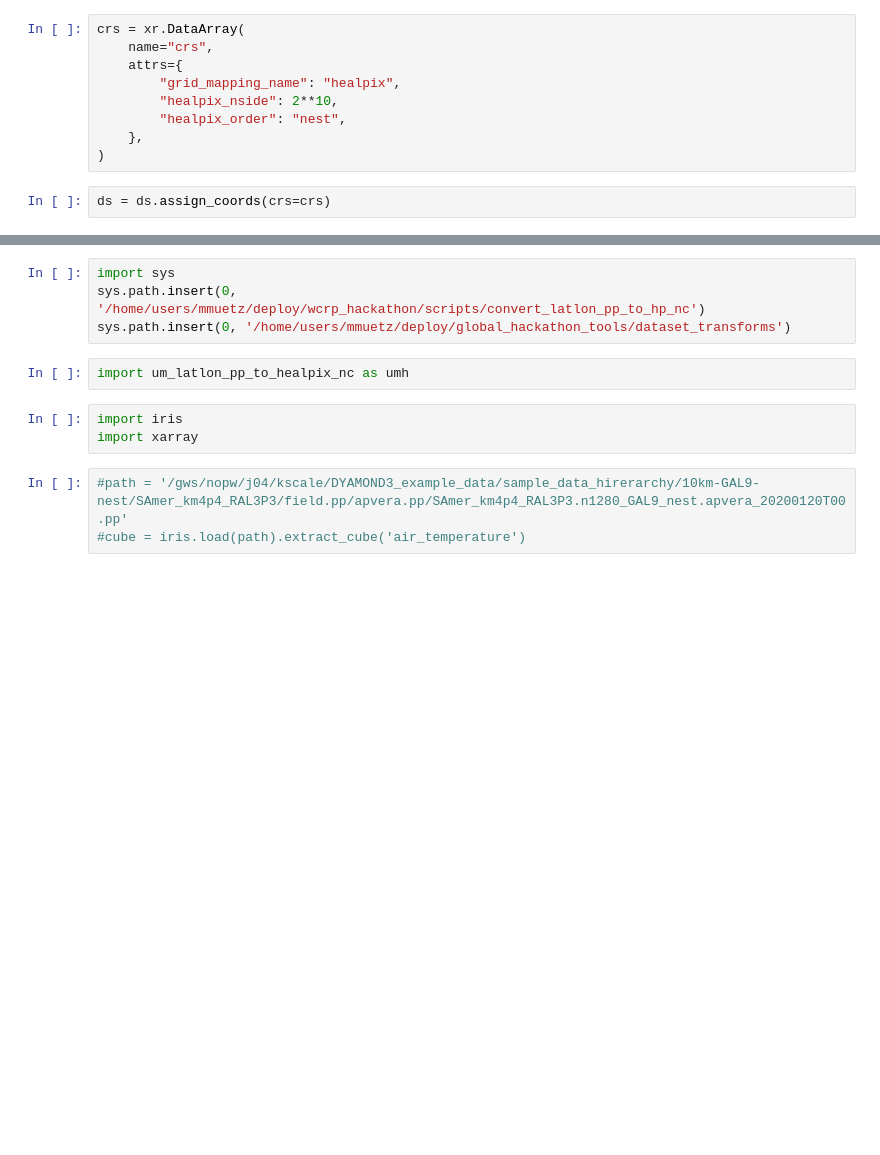
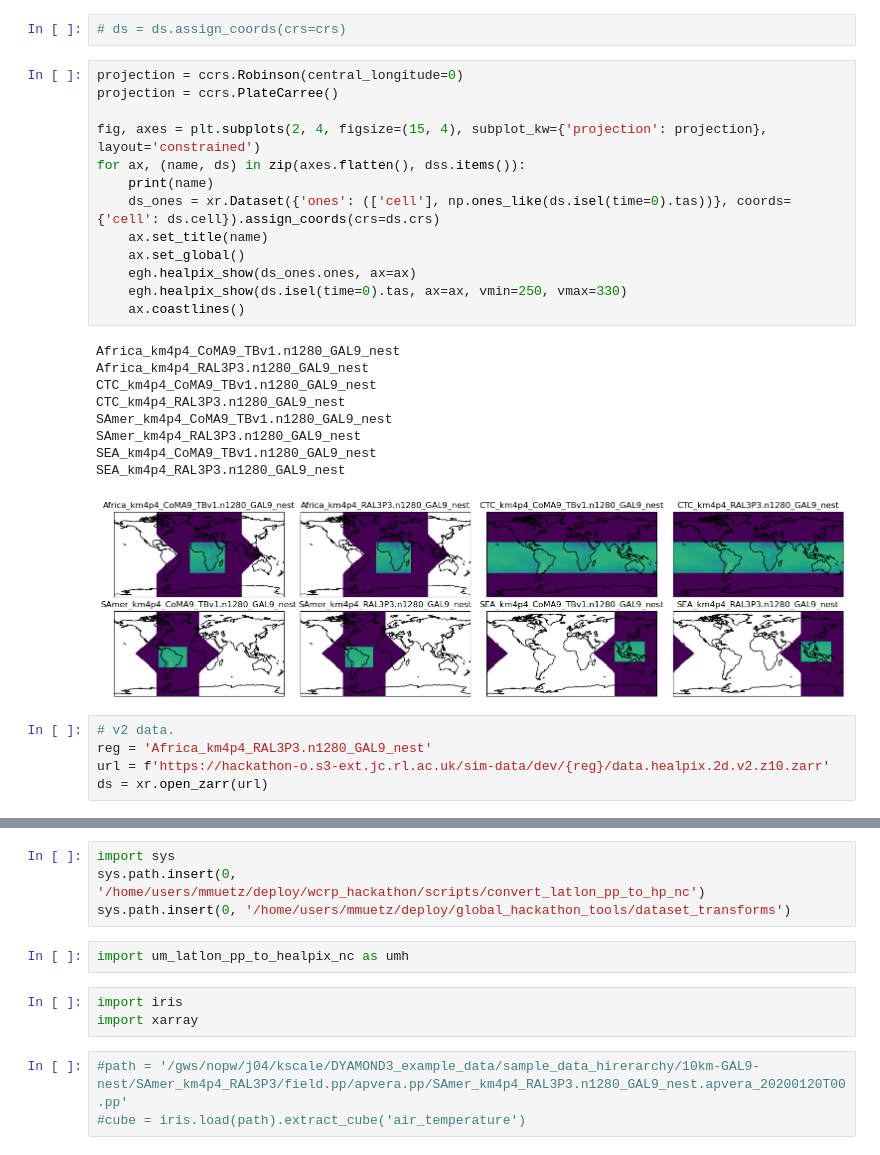
Before and after one commit to feng045/wcrp_hackathon, a Jupyter notebook: notebooks/jasmin_dev/regional_healpix_tests.ipynb, the cells around one changed output, grey strips where cells are left out. Cells and saved outputs as stored; diff of their text form; blank space fills up the shorter version.

```diff
--- a/notebooks/jasmin_dev/regional_healpix_tests.ipynb
+++ b/notebooks/jasmin_dev/regional_healpix_tests.ipynb
@@ -14,11 +62,30 @@ Coordinates:
-# %%
-crs = xr.DataArray(
-    name="crs",
-    attrs={
-        "grid_mapping_name": "healpix",
-        "healpix_nside": 2**10,
-        "healpix_order": "nest",
-    },
-)
 # %%
-ds = ds.assign_coords(crs=crs)
+# ds = ds.assign_coords(crs=crs)
+# %%
+projection = ccrs.Robinson(central_longitude=0)
+projection = ccrs.PlateCarree()
+
+fig, axes = plt.subplots(2, 4, figsize=(15, 4), subplot_kw={'projection': projection}, layout='constrained')
+for ax, (name, ds) in zip(axes.flatten(), dss.items()):
+    print(name)
+    ds_ones = xr.Dataset({'ones': (['cell'], np.ones_like(ds.isel(time=0).tas))}, coords={'cell': ds.cell}).assign_coords(crs=ds.crs)
+    ax.set_title(name)
+    ax.set_global()
+    egh.healpix_show(ds_ones.ones, ax=ax)
+    egh.healpix_show(ds.isel(time=0).tas, ax=ax, vmin=250, vmax=330)
+    ax.coastlines()
+# %% [output]
+Africa_km4p4_CoMA9_TBv1.n1280_GAL9_nest
+Africa_km4p4_RAL3P3.n1280_GAL9_nest
+CTC_km4p4_CoMA9_TBv1.n1280_GAL9_nest
+CTC_km4p4_RAL3P3.n1280_GAL9_nest
+SAmer_km4p4_CoMA9_TBv1.n1280_GAL9_nest
+SAmer_km4p4_RAL3P3.n1280_GAL9_nest
+SEA_km4p4_CoMA9_TBv1.n1280_GAL9_nest
+SEA_km4p4_RAL3P3.n1280_GAL9_nest
+[figure, added]
+# %%
+# v2 data.
+reg = 'Africa_km4p4_RAL3P3.n1280_GAL9_nest'
+url = f'https://hackathon-o.s3-ext.jc.rl.ac.uk/sim-data/dev/{reg}/data.healpix.2d.v2.z10.zarr'
+ds = xr.open_zarr(url)
```
Also changed, not shown: parts of 15 cells of this notebook, 6 other files.
